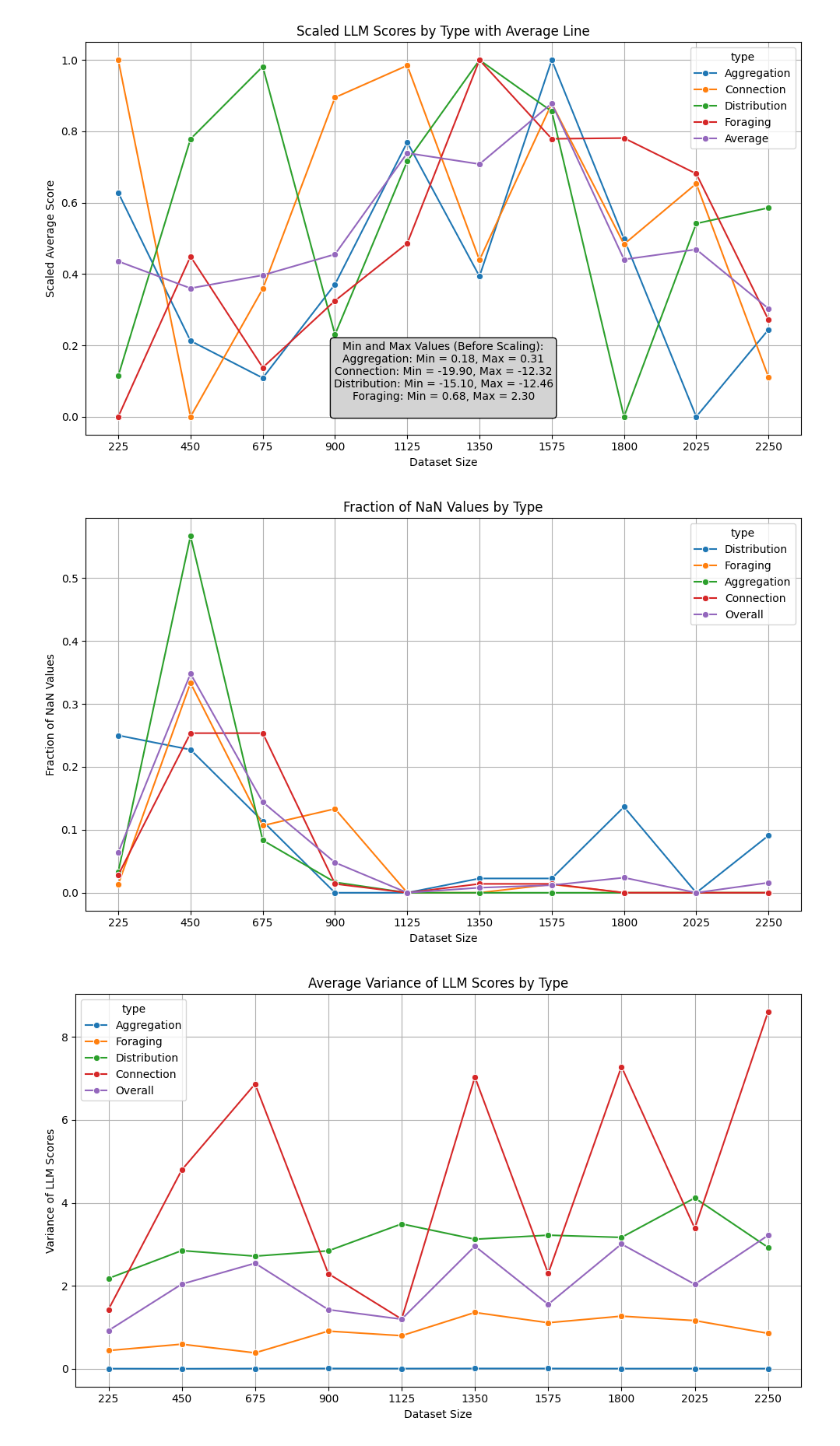
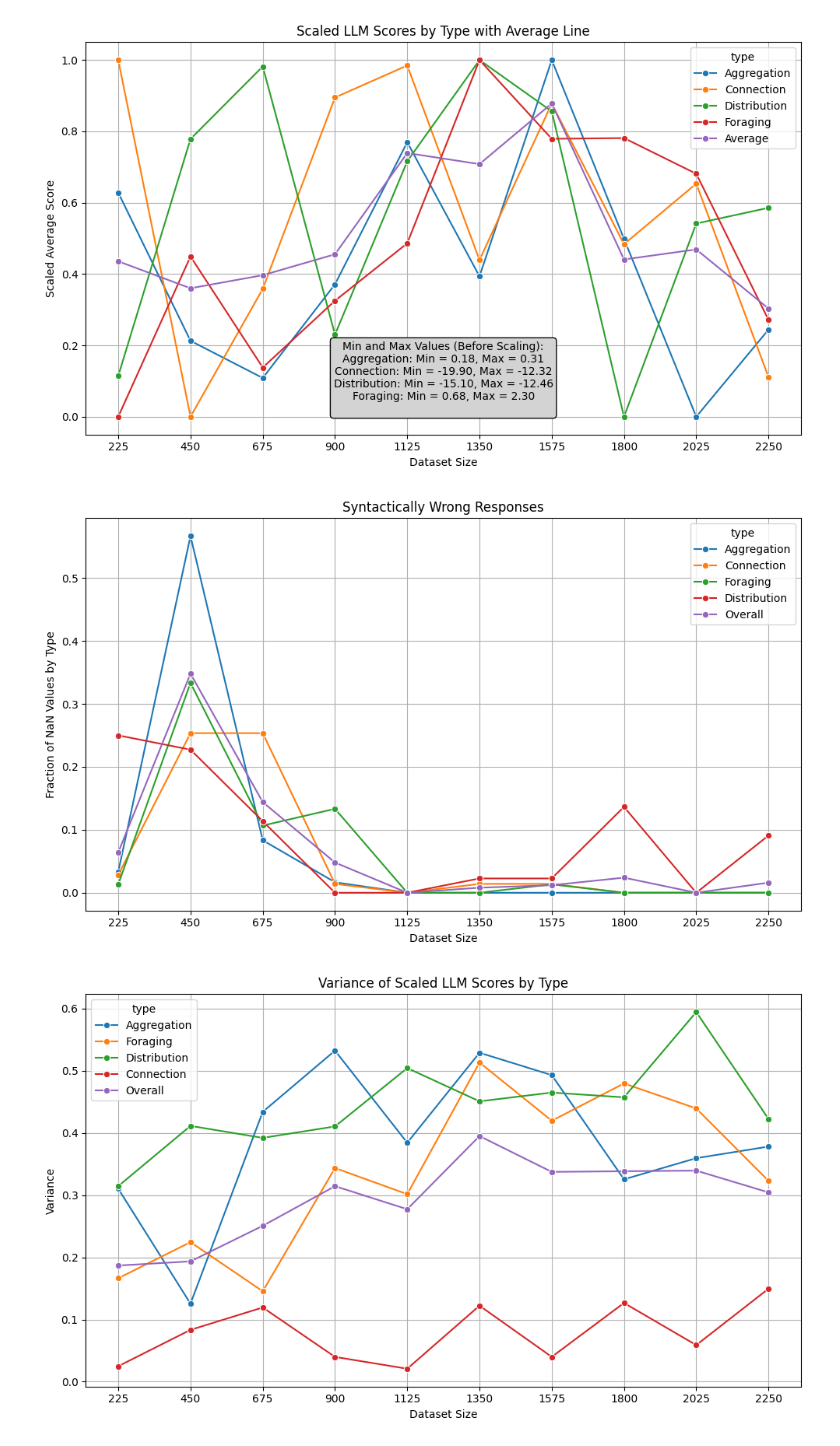
Before and after one commit to julianjandeleit/thesis_llm_collective_behavior_generation, a Jupyter notebook: analysis_notebooks/exp_result_increasing_size.ipynb, the cells around one changed output. Drawn from its saved outputs; the diff is of its cells as text; code cells hidden in the pictures.

```diff
--- a/analysis_notebooks/exp_result_increasing_size.ipynb
+++ b/analysis_notebooks/exp_result_increasing_size.ipynb
@@ -472,8 +521,8 @@ sns.lineplot(data=combined_nan_df, x='x_value', y='nan_fraction', hue='type', ma
 
 # Adding labels and title
 plt.xlabel('Dataset Size')
-plt.ylabel('Fraction of NaN Values')
-plt.title('Fraction of NaN Values by Type')
+plt.ylabel('Fraction of NaN Values by Type')
+plt.title('Syntactically Wrong Responses')
 plt.grid()
 plt.xticks(combined_nan_df['x_value'].unique())  # Set x-ticks to the unique x values
 plt.tight_layout()
@@ -481,68 +530,84 @@ plt.tight_layout()
 # Show the plot
 plt.show()
 # %% [output]
-[figure, old version]
+[figure, new version]
 # %%
 import pandas as pd
 import seaborn as sns
 import matplotlib.pyplot as plt
 import re
 
+# Assume minmax_avgs is defined elsewhere, e.g.,
+# minmax_avgs = {'TypeA': {'min': 10, 'max': 90}, 'TypeB': {'min': 20, 'max': 80}, ...}
+
+def compute_scaled_row_variance(row):
+    scores = row['llm_scores']
+    if isinstance(scores, list) and len(scores) > 1:
+        scores = pd.Series(scores).astype(float)
+        t = row['type']
+        if t in minmax_avgs:
+            min_val = minmax_avgs[t]['min']
+            max_val = minmax_avgs[t]['max']
+            if max_val > min_val:
+                scaled_scores = (scores - min_val) / (max_val - min_val)
+            else:
+                scaled_scores = pd.Series([0] * len(scores))
+            return scaled_scores.var()
+    return 0
+
 # Initialize a dictionary to hold the average variance results
 average_variance_results = {}
 
 # Iterate through each DataFrame in the dataframes dictionary
 for filename, df in dataframes.items():
-    # Calculate the variance for llm_scores for each row
-    df['row_variance'] = df['llm_scores'].apply(lambda x: pd.Series(x).astype(float).var() if isinstance(x, list) and len(x) > 1 else 0)
+    # Compute the variance for scaled llm_scores for each row
+    df['row_variance'] = df.apply(compute_scaled_row_variance, axis=1)
 
     # Group by 'type' and calculate the average of the row variances
-    average_variance = df.groupby(['type'])['row_variance'].mean().reset_index()
+    average_variance = df.groupby('type')['row_variance'].mean().reset_index()
 
     # Add overall average variance
     overall_average_variance = df['row_variance'].mean()
     overall_average_row = pd.DataFrame({'type': ['Overall'], 'row_variance': [overall_average_variance]})
     average_variance = pd.concat([average_variance, overall_average_row], ignore_index=True)
 
-    # Store the average variance results in the average_variance_results dictionary with the filename as the key
+    # Store the average variance results with the filename as key
     average_variance_results[filename] = average_variance
 
-# Initialize a list to hold the combined average variance results for plotting
+# Combine average variance results for plotting
 combined_average_variance_results = []
-
-# Iterate through each result in the average_variance_results dictionary
 for filename, average_variance in average_variance_results.items():
-    # Extract integer from the filename using regex
     match = re.search(r'\d+', filename)
     if match:
-        x_value = int(match.group())  # Convert the extracted string to an integer
+        x_value = int(match.group())
+        for _, row in average_variance.iterrows():
+            combined_average_variance_results.append({
+                'x_value': x_value,
+                'type': row['type'],
+                'average_variance': row['row_variance']
+            })
 
-        # Add average variance results to combined average variance results
-        for _, row in average_variance.iterrows():
-            combined_average_variance_results.append({'x_value': x_value, 'type': row['type'], 'average_variance': row['row_variance']})
-
-# Create a DataFrame from the combined average variance results
 combined_average_variance_df = pd.DataFrame(combined_average_variance_results)
-
-# Sort the DataFrame by x_value
 combined_average_variance_df = combined_average_variance_df.sort_values(by='x_value')
 
-# Plotting average variance with Seaborn
+# Plotting the average variance of scaled LLM scores
 plt.figure(figsize=(10, 6))
-sns.lineplot(data=combined_average_variance_df, x='x_value', y='average_variance', hue='type', marker='o')
-
-# Adding labels and title
+sns.lineplot(
+    data=combined_average_variance_df,
+    x='x_value',
+    y='average_variance',
+    hue='type',
+    marker='o'
+)
 plt.xlabel('Dataset Size')
-plt.ylabel('Variance of LLM Scores')
-plt.title('Average Variance of LLM Scores by Type')
+plt.ylabel('Variance')
+plt.title('Variance of Scaled LLM Scores by Type')
 plt.grid()
-plt.xticks(combined_average_variance_df['x_value'].unique())  # Set x-ticks to the unique x values
+plt.xticks(combined_average_variance_df['x_value'].unique())
 plt.tight_layout()
-
-# Show the plot
 plt.show()
 # %% [output]
-[figure, old version]
+[figure, new version]
 # %%
 import numpy as np
 import seaborn as sns
```
Also changed, not shown: parts of 3 cells of this notebook, 18 other files.
